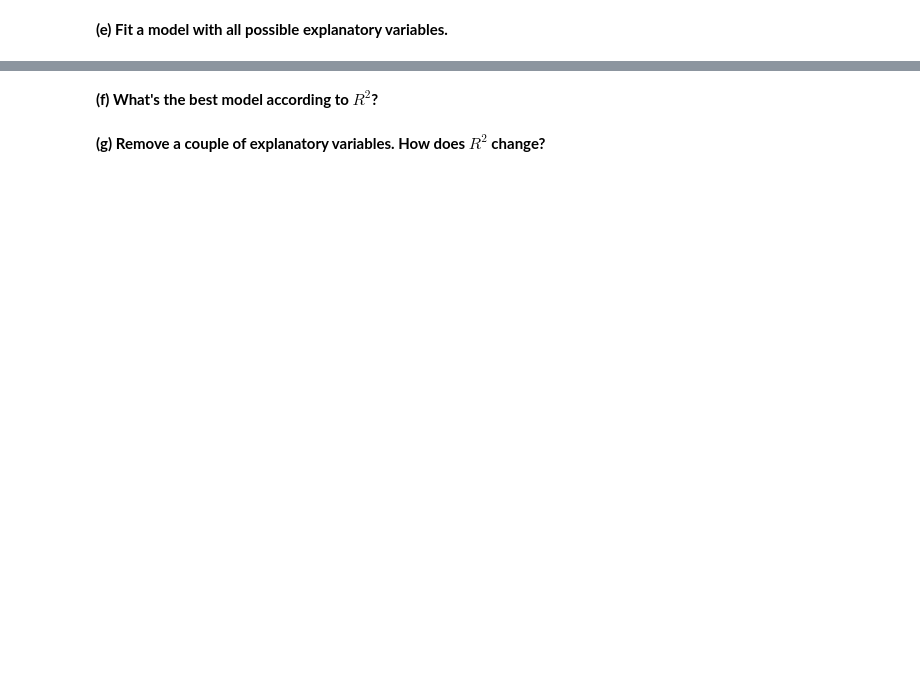
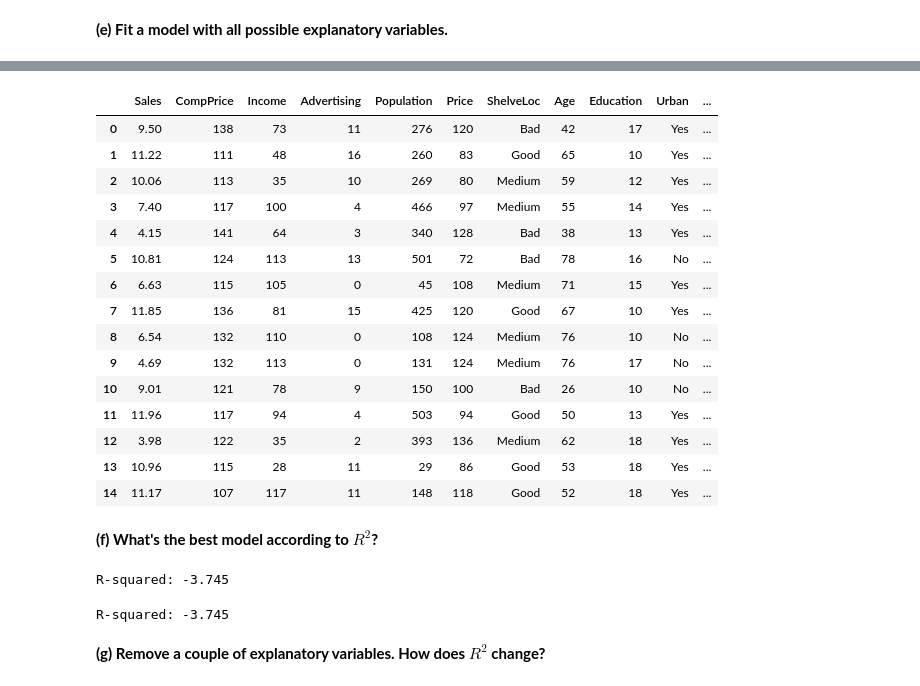
Before and after one commit to nilslengelsen117/ds-linear-regression, a Jupyter notebook: 5_Multiple_Linear_Regression_Exercise.ipynb, the cells around one changed output, grey strips where cells are left out. Cells and saved outputs as stored; diff of their text form; code cells hidden in the pictures; blank space fills up the shorter version.

```diff
--- a/5_Multiple_Linear_Regression_Exercise.ipynb
+++ b/5_Multiple_Linear_Regression_Exercise.ipynb
@@ -42,4 +205,34 @@ Fit a linear model to all possible explanatory variables and pick best one.
+# %%
+df_carseats.head(15)
+# %% [output]
+|  | Sales | CompPrice | Income | Advertising | Population | Price | ShelveLoc | Age | Education | Urban | ... |
+| 0 | 9.50 | 138 | 73 | 11 | 276 | 120 | Bad | 42 | 17 | Yes | ... |
+| 1 | 11.22 | 111 | 48 | 16 | 260 | 83 | Good | 65 | 10 | Yes | ... |
+| 2 | 10.06 | 113 | 35 | 10 | 269 | 80 | Medium | 59 | 12 | Yes | ... |
+| 3 | 7.40 | 117 | 100 | 4 | 466 | 97 | Medium | 55 | 14 | Yes | ... |
+| 4 | 4.15 | 141 | 64 | 3 | 340 | 128 | Bad | 38 | 13 | Yes | ... |
+| 5 | 10.81 | 124 | 113 | 13 | 501 | 72 | Bad | 78 | 16 | No | ... |
+| 6 | 6.63 | 115 | 105 | 0 | 45 | 108 | Medium | 71 | 15 | Yes | ... |
+| 7 | 11.85 | 136 | 81 | 15 | 425 | 120 | Good | 67 | 10 | Yes | ... |
+| 8 | 6.54 | 132 | 110 | 0 | 108 | 124 | Medium | 76 | 10 | No | ... |
+| 9 | 4.69 | 132 | 113 | 0 | 131 | 124 | Medium | 76 | 17 | No | ... |
+| 10 | 9.01 | 121 | 78 | 9 | 150 | 100 | Bad | 26 | 10 | No | ... |
+| 11 | 11.96 | 117 | 94 | 4 | 503 | 94 | Good | 50 | 13 | Yes | ... |
+| 12 | 3.98 | 122 | 35 | 2 | 393 | 136 | Medium | 62 | 18 | Yes | ... |
+| 13 | 10.96 | 115 | 28 | 11 | 29 | 86 | Good | 53 | 18 | Yes | ... |
+| 14 | 11.17 | 107 | 117 | 11 | 148 | 118 | Good | 52 | 18 | Yes | ... |
 # %% [markdown]
 **(f) What's the best model according to $R^2$?**
+# %%
+# Calculate r-squared
+y_hat_all7 = lin_reg_std.predict(X_scaled)
+print("R-squared:", round(r2_score(y_all7, y_hat_all7),3))
+# %% [output]
+R-squared: -3.745
+# %%
+r2 = lin_reg_std.score(X_scaled, y_all7)
+print("R-squared:", round(r2, 3))
+# %% [output]
+R-squared: -3.745
 # %% [markdown]
 **(g) Remove a couple of explanatory variables. How does $R^2$ change?**
```
Also changed, not shown: parts of 14 cells of this notebook.
